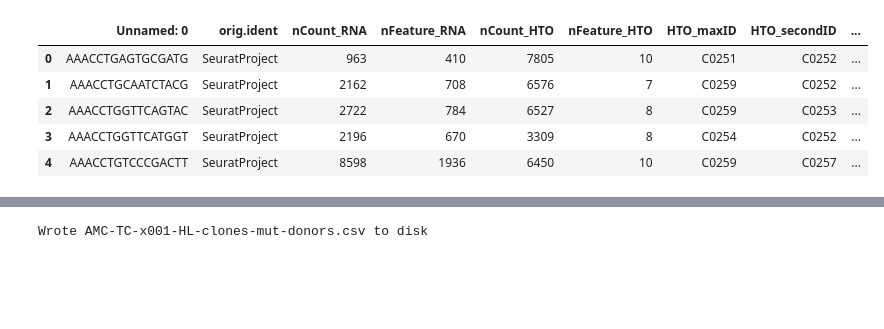
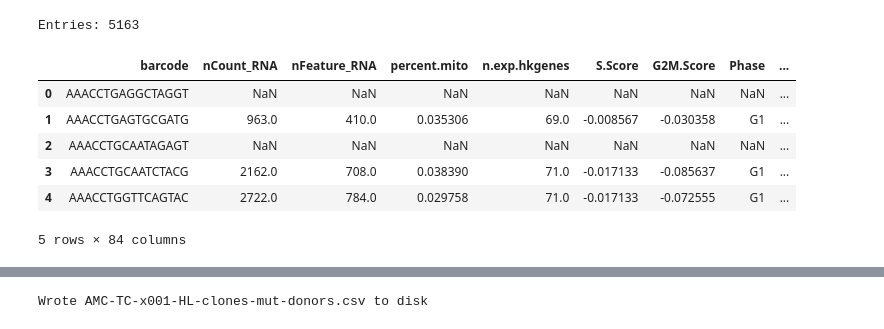
Before and after one commit to EDS-Bioinformatics-Laboratory/reseda, a Jupyter notebook: NOTEBOOKS/MergeBarcodesDonors.ipynb, the cells around one changed output, grey strips where cells are left out. Saved outputs shown, nothing was run; the diff lists cells and outputs as text; code cells hidden in the pictures; blank space fills up the shorter version.

Commit message:
Notebook to link Seurat info to the Reseda clones

```diff
--- a/NOTEBOOKS/MergeBarcodesDonors.ipynb
+++ b/NOTEBOOKS/MergeBarcodesDonors.ipynb
@@ -6,3 +3,6 @@ donorFile = "seurat_coupling_mRNA_HTO_VDJ.raw.txt"
+# %%
+clonesFile = "/home/barbera/Downloads/runXXX-20210107-SC-Tom/processing/20211102-reseda/20211103-merge-heavy-light/AMC-TC-x001-HL-clones-mut.csv"
+donorFile = "/home/barbera/Downloads/runXXX-20210107-SC-Tom/aldo-perry/coupling_Seurat_RESEDA_Info.raw.05022021_manually_edited.xlsx"
 # %%
 outFile = "AMC-TC-x001-HL-clones-mut-donors.csv"
 # %%
@@ -19,10 +21,13 @@ df_clones.head()
 # %%
-df_donors = pd.read_csv(donorFile, sep="\t")
+df_donors = pd.read_excel(donorFile, sheet_name=1, skiprows=2)
+print("Entries:", len(df_donors))
 df_donors.head()
 # %% [output]
+Entries: 5163
-|  | Unnamed: 0 | orig.ident | nCount_RNA | nFeature_RNA | nCount_HTO | nFeature_HTO | HTO_maxID | HTO_secondID | ... |
-| 0 | AAACCTGAGTGCGATG | SeuratProject | 963 | 410 | 7805 | 10 | C0251 | C0252 | ... |
-| 1 | AAACCTGCAATCTACG | SeuratProject | 2162 | 708 | 6576 | 7 | C0259 | C0252 | ... |
-| 2 | AAACCTGGTTCAGTAC | SeuratProject | 2722 | 784 | 6527 | 8 | C0259 | C0253 | ... |
-| 3 | AAACCTGGTTCATGGT | SeuratProject | 2196 | 670 | 3309 | 8 | C0254 | C0252 | ... |
-| 4 | AAACCTGTCCCGACTT | SeuratProject | 8598 | 1936 | 6450 | 10 | C0259 | C0257 | ... |
+|  | barcode | nCount_RNA | nFeature_RNA | percent.mito | n.exp.hkgenes | S.Score | G2M.Score | Phase | ... |
+| 0 | AAACCTGAGGCTAGGT | NaN | NaN | NaN | NaN | NaN | NaN | NaN | ... |
+| 1 | AAACCTGAGTGCGATG | 963.0 | 410.0 | 0.035306 | 69.0 | -0.008567 | -0.030358 | G1 | ... |
+| 2 | AAACCTGCAATAGAGT | NaN | NaN | NaN | NaN | NaN | NaN | NaN | ... |
+| 3 | AAACCTGCAATCTACG | 2162.0 | 708.0 | 0.038390 | 71.0 | -0.017133 | -0.085637 | G1 | ... |
+| 4 | AAACCTGGTTCAGTAC | 2722.0 | 784.0 | 0.029758 | 71.0 | -0.017133 | -0.072555 | G1 | ... |
+5 rows × 84 columns
```
Also changed, not shown: parts of 14 cells of this notebook.
